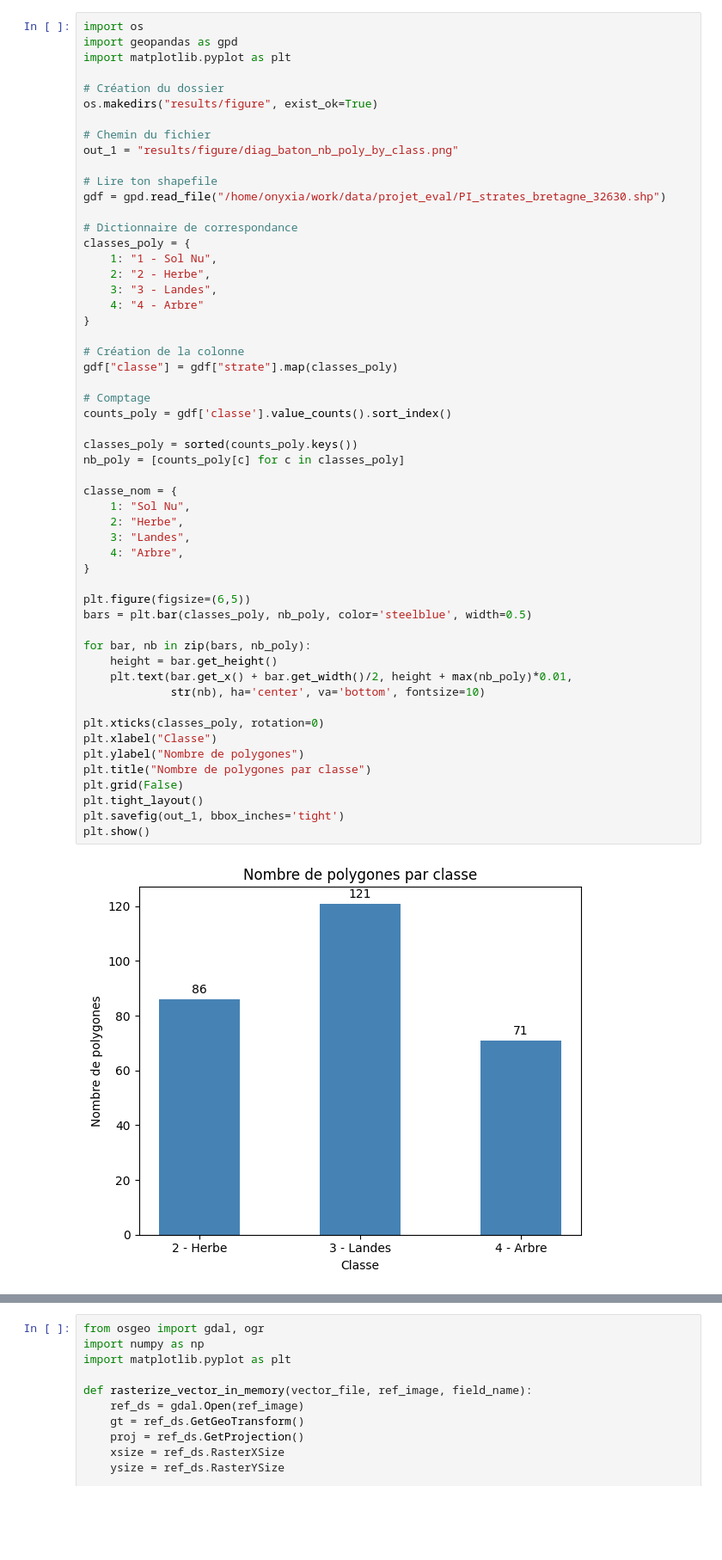
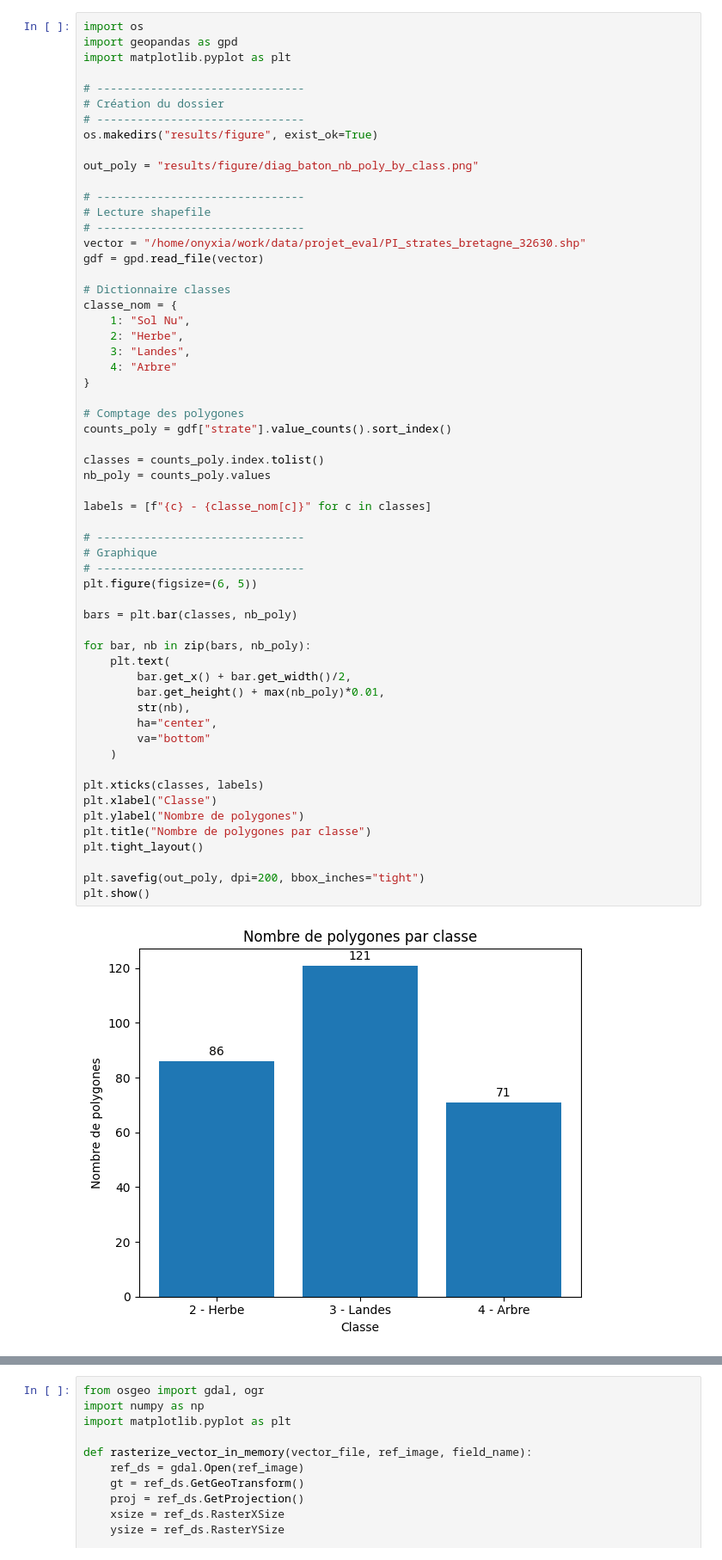
Before and after one commit to rafa3131/projet_teledec, a Jupyter notebook: projet_telea_BACHIMONT_Rafael.ipynb, the cells around one changed output, grey strips where cells are left out. Shown at 86% size. Cells and saved outputs as stored; diff of their text form; blank space fills up the shorter version.

```diff
--- a/projet_telea_BACHIMONT_Rafael.ipynb
+++ b/projet_telea_BACHIMONT_Rafael.ipynb
@@ -1,57 +1,61 @@
 # %%
 import os
 import geopandas as gpd
 import matplotlib.pyplot as plt
 
+# -------------------------------
 # Création du dossier
+# -------------------------------
 os.makedirs("results/figure", exist_ok=True)
 
-# Chemin du fichier
-out_1 = "results/figure/diag_baton_nb_poly_by_class.png"
+out_poly = "results/figure/diag_baton_nb_poly_by_class.png"
 
-# Lire ton shapefile
-gdf = gpd.read_file("/home/onyxia/work/data/projet_eval/PI_strates_bretagne_32630.shp")
+# -------------------------------
+# Lecture shapefile
+# -------------------------------
+vector = "/home/onyxia/work/data/projet_eval/PI_strates_bretagne_32630.shp"
+gdf = gpd.read_file(vector)
 
-# Dictionnaire de correspondance
-classes_poly = {
-    1: "1 - Sol Nu",
-    2: "2 - Herbe",
-    3: "3 - Landes",
-    4: "4 - Arbre"
-}
-
-# Création de la colonne
-gdf["classe"] = gdf["strate"].map(classes_poly)
-
-# Comptage
-counts_poly = gdf['classe'].value_counts().sort_index()
-
-classes_poly = sorted(counts_poly.keys())
-nb_poly = [counts_poly[c] for c in classes_poly]
-
+# Dictionnaire classes
 classe_nom = {
     1: "Sol Nu",
     2: "Herbe",
     3: "Landes",
-    4: "Arbre",
+    4: "Arbre"
 }
 
-plt.figure(figsize=(6,5))
-bars = plt.bar(classes_poly, nb_poly, color='steelblue', width=0.5)
+# Comptage des polygones
+counts_poly = gdf["strate"].value_counts().sort_index()
+
+classes = counts_poly.index.tolist()
+nb_poly = counts_poly.values
+
+labels = [f"{c} - {classe_nom[c]}" for c in classes]
+
+# -------------------------------
+# Graphique
+# -------------------------------
+plt.figure(figsize=(6, 5))
+
+bars = plt.bar(classes, nb_poly)
 
 for bar, nb in zip(bars, nb_poly):
-    height = bar.get_height()
-    plt.text(bar.get_x() + bar.get_width()/2, height + max(nb_poly)*0.01,
-             str(nb), ha='center', va='bottom', fontsize=10)
+    plt.text(
+        bar.get_x() + bar.get_width()/2,
+        bar.get_height() + max(nb_poly)*0.01,
+        str(nb),
+        ha="center",
+        va="bottom"
+    )
 
-plt.xticks(classes_poly, rotation=0)
+plt.xticks(classes, labels)
 plt.xlabel("Classe")
 plt.ylabel("Nombre de polygones")
 plt.title("Nombre de polygones par classe")
-plt.grid(False)
 plt.tight_layout()
-plt.savefig(out_1, bbox_inches='tight')
+
+plt.savefig(out_poly, dpi=200, bbox_inches="tight")
 plt.show()
 # %% [output]
-[figure, old version]
+[figure, new version]
 # %%
```
Also changed, not shown: parts of 1 cell of this notebook, 5 other files.
